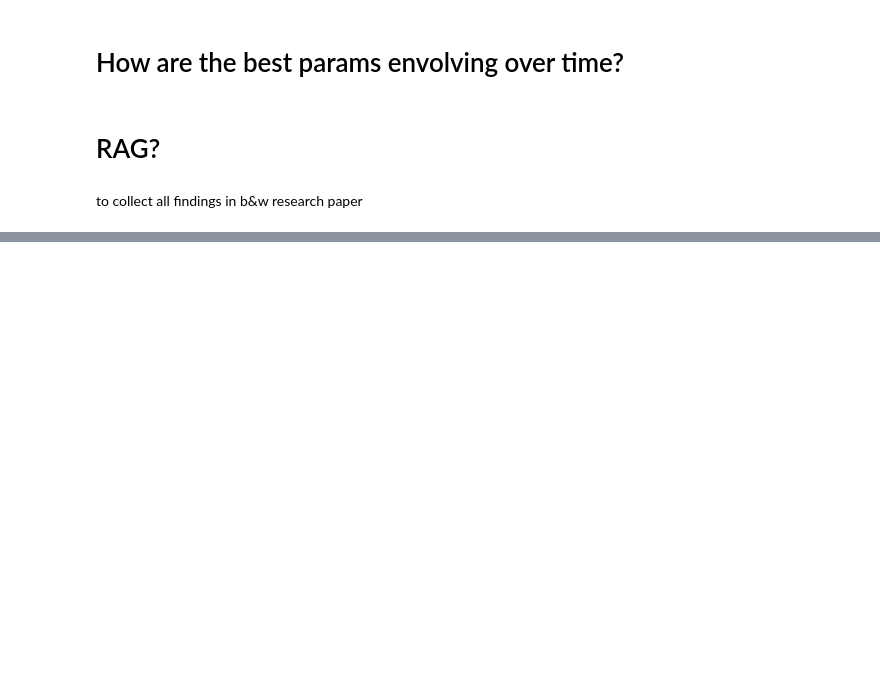
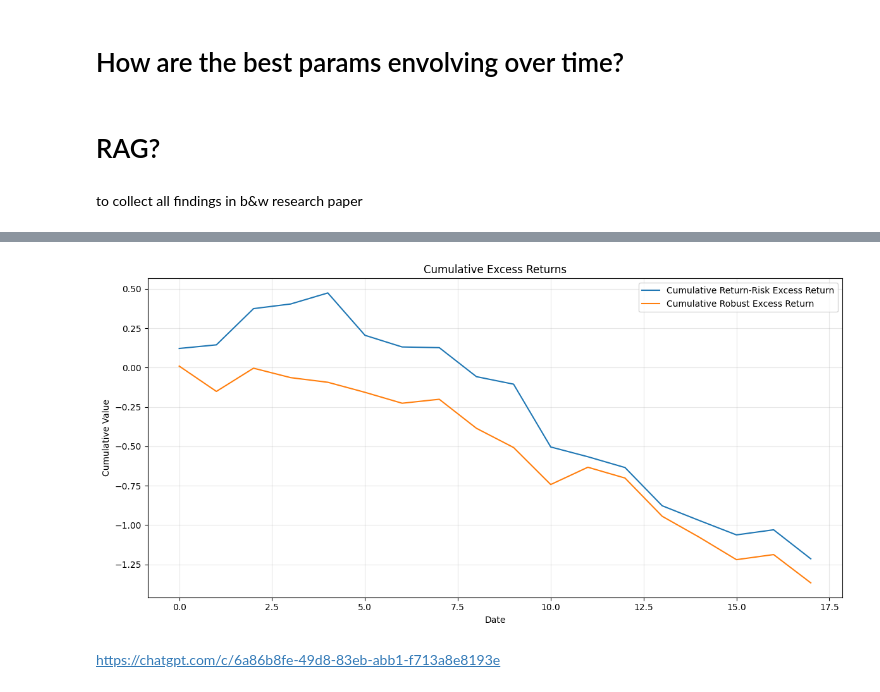
Before and after one commit to iNANOV/MPF_Dev, a Jupyter notebook: notebooks/research.ipynb, the cells around one changed output, grey strips where cells are left out. Saved outputs shown, nothing was run; the diff lists cells and outputs as text; code cells hidden in the pictures; blank space fills up the shorter version.

```diff
--- a/notebooks/research.ipynb
+++ b/notebooks/research.ipynb
@@ -97,0 +118,2 @@ to collect all findings in b&w research paper
+# %%
+df = pd.read_csv("../results/walk_forward_results.csv")
@@ -97,0 +141,26 @@ to collect all findings in b&w research paper
+# %%
+import matplotlib.pyplot as plt
+
+# Assuming df has columns: 'return_risk_excess_return' and 'robust_excess_return'
+# and a datetime index (or a date column)
+
+# Calculate cumulative sums
+df['cum_return_risk_excess'] = df['return_risk_excess_return'].cumsum()
+df['cum_robust_excess'] = df['robust_excess_return'].cumsum()
+
+# Plot
+plt.figure(figsize=(12, 6))
+plt.plot(df.index, df['cum_return_risk_excess'], label='Cumulative Return-Risk Excess Return')
+plt.plot(df.index, df['cum_robust_excess'], label='Cumulative Robust Excess Return')
+
+plt.title('Cumulative Excess Returns')
+plt.xlabel('Date')
+plt.ylabel('Cumulative Value')
+plt.legend()
+plt.grid(True, alpha=0.3)
+plt.tight_layout()
+plt.show()
+# %% [output]
+[figure, added]
+# %% [markdown]
+https://chatgpt.com/c/6a86b8fe-49d8-83eb-abb1-f713a8e8193e
```
Also changed, not shown: parts of 3 cells of this notebook, 4 other files.
